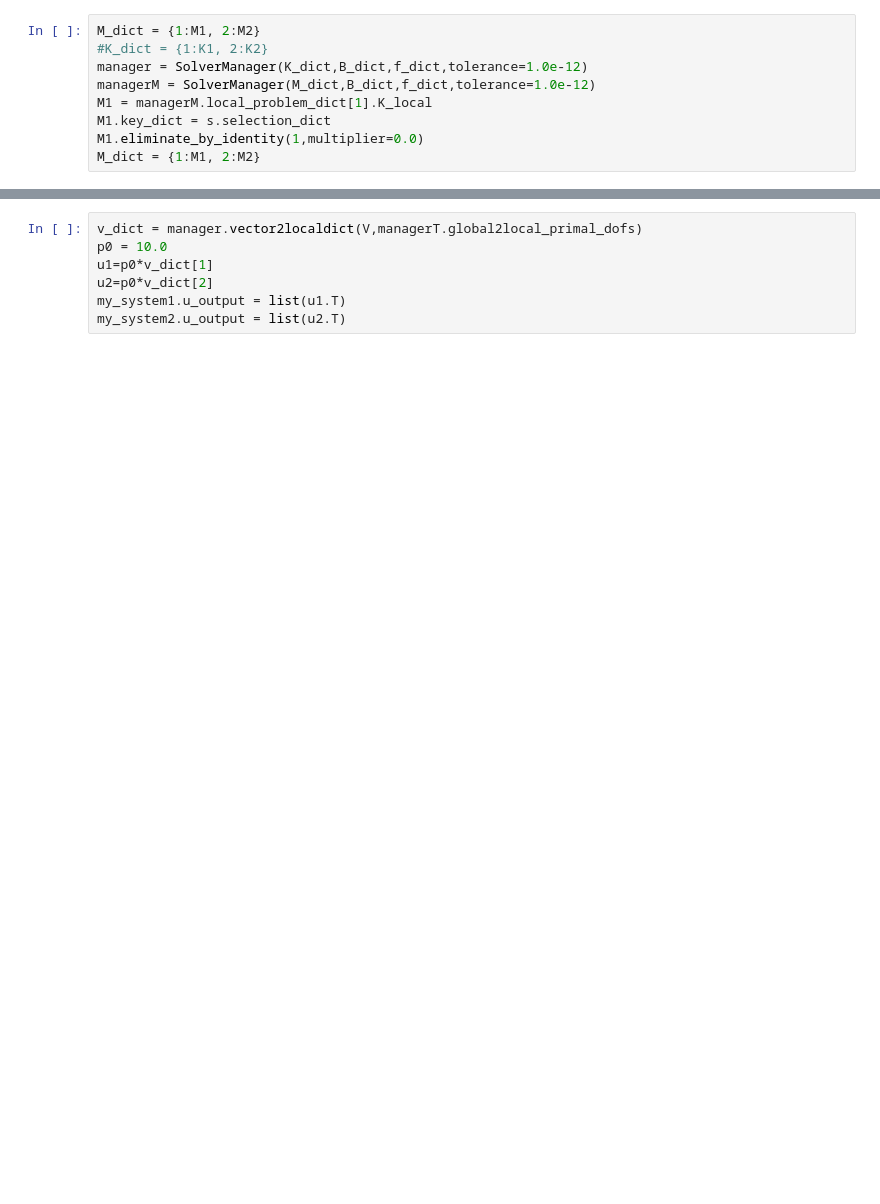
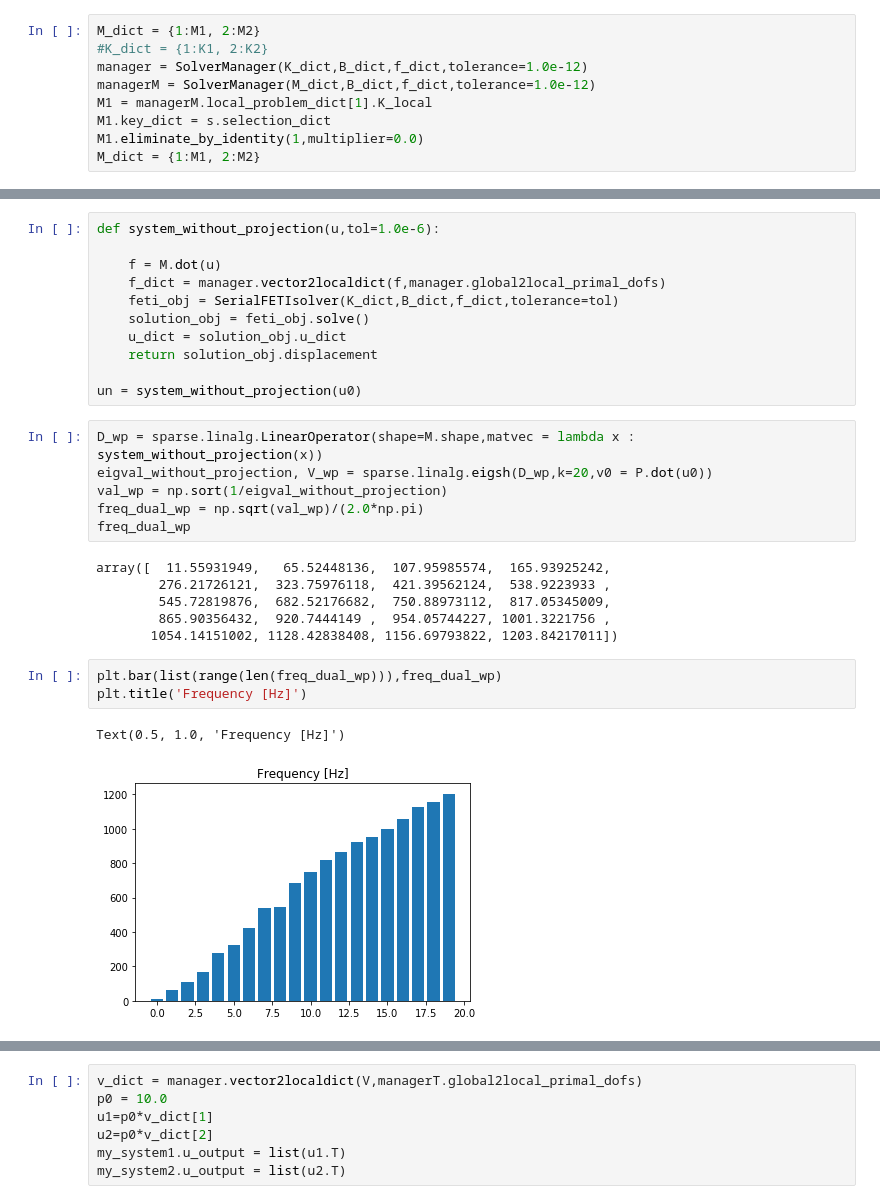
Before and after one commit to jenovencio/notebooks, a Jupyter notebook: DDEigensolver/DD eigensolver.ipynb, the cells around one changed output, grey strips where cells are left out. Saved outputs shown, nothing was run; the diff lists cells and outputs as text; blank space fills up the shorter version.

```diff
--- a/DDEigensolver/DD eigensolver.ipynb
+++ b/DDEigensolver/DD eigensolver.ipynb
@@ -347,0 +279,29 @@ array([  11.73354858,   71.81633013,  113.05620904,  207.57136132,
+# %%
+def system_without_projection(u,tol=1.0e-6):
+
+    f = M.dot(u)
+    f_dict = manager.vector2localdict(f,manager.global2local_primal_dofs)
+    feti_obj = SerialFETIsolver(K_dict,B_dict,f_dict,tolerance=tol)
+    solution_obj = feti_obj.solve()
+    u_dict = solution_obj.u_dict
+    return solution_obj.displacement
+
+un = system_without_projection(u0)
+# %%
+D_wp = sparse.linalg.LinearOperator(shape=M.shape,matvec = lambda x : system_without_projection(x))
+eigval_without_projection, V_wp = sparse.linalg.eigsh(D_wp,k=20,v0 = P.dot(u0))
+val_wp = np.sort(1/eigval_without_projection)
+freq_dual_wp = np.sqrt(val_wp)/(2.0*np.pi)
+freq_dual_wp
+# %% [output]
+array([  11.55931949,   65.52448136,  107.95985574,  165.93925242,
+        276.21726121,  323.75976118,  421.39562124,  538.9223933 ,
+        545.72819876,  682.52176682,  750.88973112,  817.05345009,
+        865.90356432,  920.7444149 ,  954.05744227, 1001.3221756 ,
+       1054.14151002, 1128.42838408, 1156.69793822, 1203.84217011])
+# %%
+plt.bar(list(range(len(freq_dual_wp))),freq_dual_wp)
+plt.title('Frequency [Hz]')
+# %% [output]
+Text(0.5, 1.0, 'Frequency [Hz]')
+[figure, added]
```
Also changed, not shown: parts of 49 cells of this notebook.
